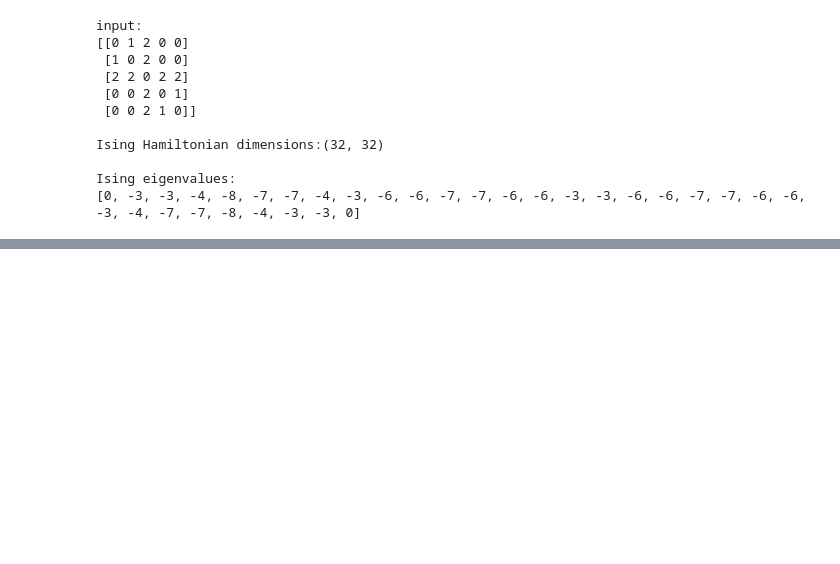
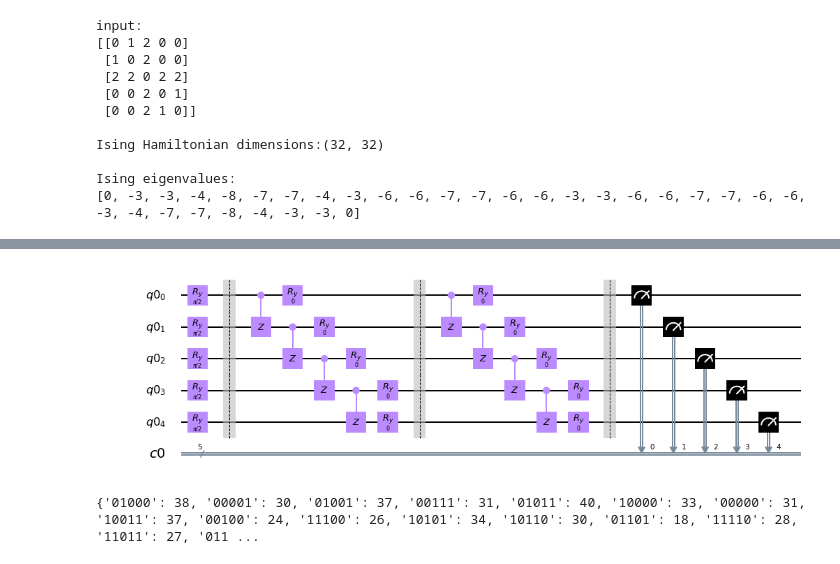
Before and after one commit to NTrevisani/DataScienceMaster, a Jupyter notebook: TFM/MaxCut/Max_Cut.ipynb, the cells around one changed output, grey strips where cells are left out. Cells and saved outputs as stored; diff of their text form; code cells hidden in the pictures; blank space fills up the shorter version.

```diff
--- a/TFM/MaxCut/Max_Cut.ipynb
+++ b/TFM/MaxCut/Max_Cut.ipynb
@@ -321,0 +412,60 @@ Ising eigenvalues:
+# %%
+from qiskit import QuantumCircuit, QuantumRegister, ClassicalRegister, execute, Aer
+
+PI = np.pi
+
+# Number of qbits
+n = 5
+
+# Define the Quantum and Classical Registers
+q = QuantumRegister(n)
+c = ClassicalRegister(n)
+
+# Build the circuit for the ansatz
+circuit = QuantumCircuit(q, c)
+
+# Put all the qbits in the |+> state
+theta_hadamard = [PI/2,PI/2,PI/2,PI/2,PI/2]
+for i in range(n):
+    circuit.ry(theta_hadamard[i],q[i])
+circuit.barrier()
+
+# Apply controlled-z gates (first layer)
+for i in range(n-1):
+    circuit.cz(q[i], q[i+1])
+
+# Introduce RY-gates (first layer)
+theta_0 = [0.,0.,0.,0.,0.]
+for j in range(n):
+    circuit.ry(theta_0[j],q[j])
+circuit.barrier()
+
+# Apply controlled-z gates (second layer)
+for i in range(n-1):
+    circuit.cz(q[i], q[i+1])
+
+# Introduce RY-gates (second layer)
+theta_1 = [0.,0.,0.,0.,0.]
+for j in range(n):
+    circuit.ry(theta_1[j],q[j])
+circuit.barrier()
+
+# Close the circuit with qbits measurements
+circuit.measure(q, c)
+
+# Draw the circuit
+circuit.draw(output='mpl')
+# %% [output]
+[figure, added]
+# %%
+# Execute the circuit on a simulator
+job = execute(circuit,
+              backend = Aer.get_backend('qasm_simulator'),
+              shots   = 1024)
+
+result = job.result()
+
+# Print the result
+print(result.get_counts(circuit))
+# %% [output]
+{'01000': 38, '00001': 30, '01001': 37, '00111': 31, '01011': 40, '10000': 33, '00000': 31, '10011': 37, '00100': 24, '11100': 26, '10101': 34, '10110': 30, '01101': 18, '11110': 28, '11011': 27, '011 ...
```
Also changed, not shown: parts of 33 cells of this notebook.
